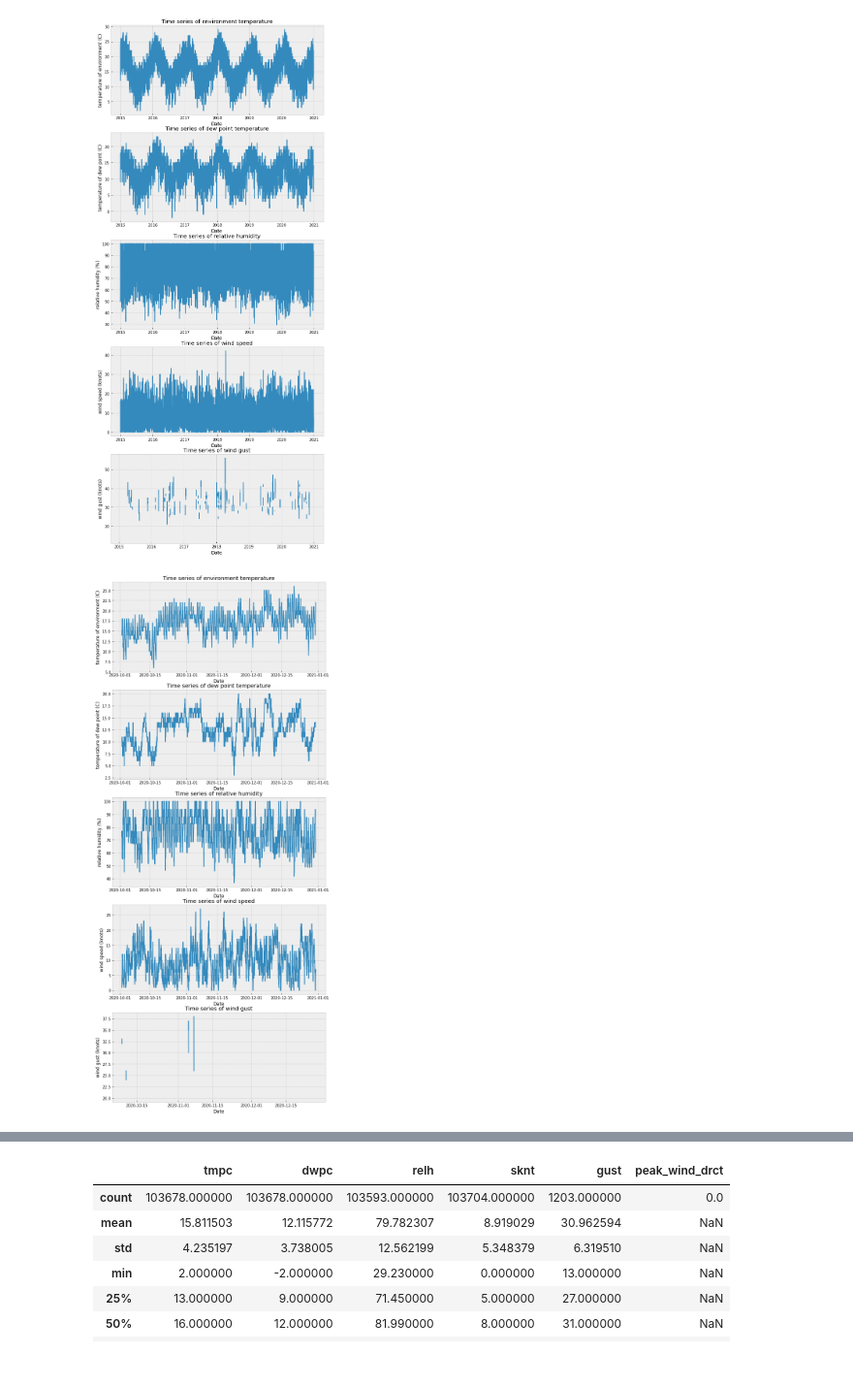
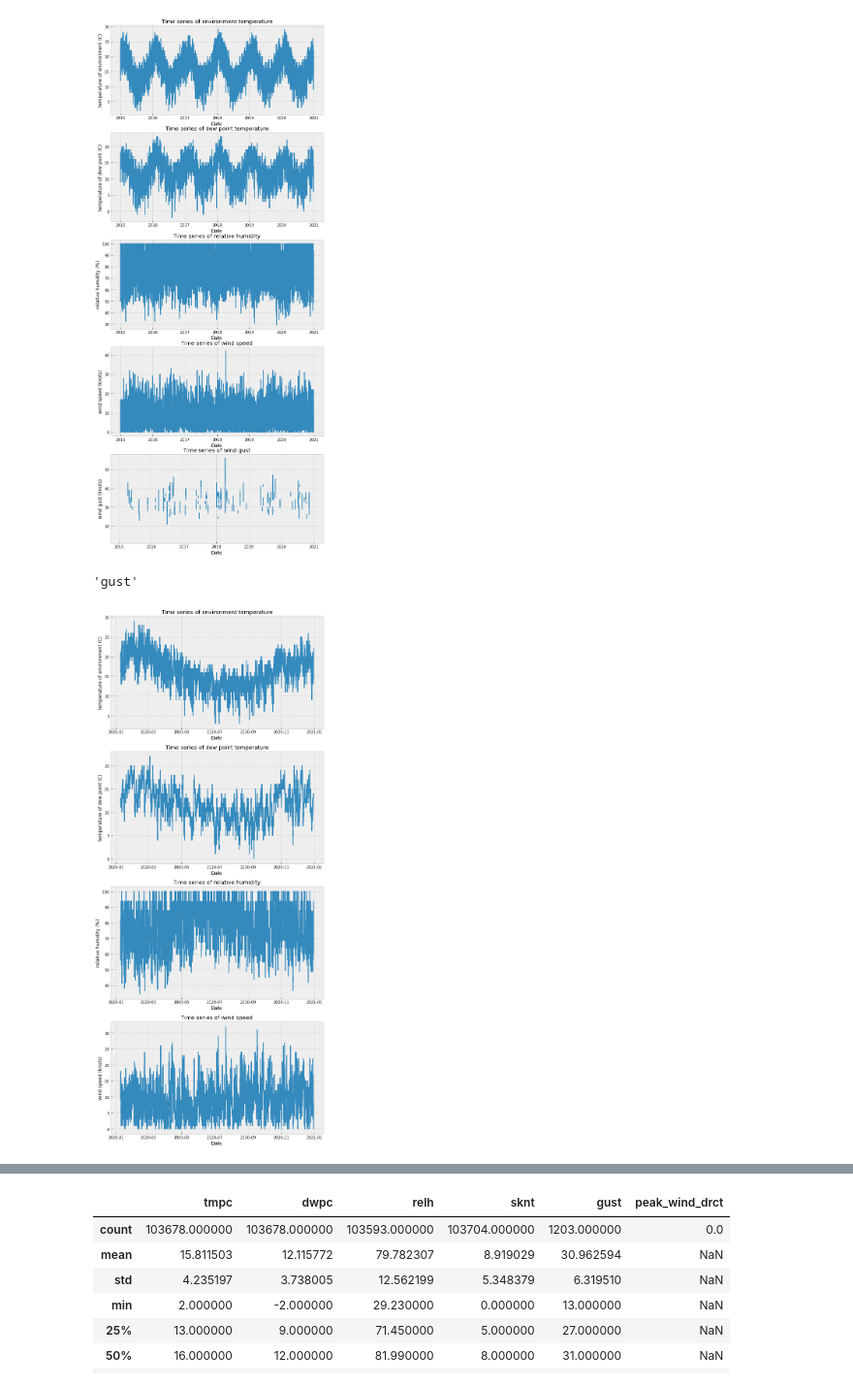
Before and after one commit to aguo921/2022-Phase-2, a Jupyter notebook: 3. Data Science/submission.ipynb, the cells around one changed output, grey strips where cells are left out. Shown at 97% size. Cells and saved outputs as stored; diff of their text form; code cells hidden in the pictures.

```diff
--- a/3. Data Science/submission.ipynb
+++ b/3. Data Science/submission.ipynb
@@ -148,8 +148,12 @@ target_names = ["tmpc", "dwpc", "relh", "sknt", "gust"]
 plot_time_series(dataset, "valid", target_names, features)
 # %% [output]
 [figure]
+# %%
+target_names.pop()
+# %% [output]
+'gust'
 # %%
-# time series plots (3 months)
-plot_time_series(dataset, "valid", target_names, features, last_hours=2160)
+# time series plots (1 year)
+plot_time_series(dataset, "valid", target_names, features, last_hours=8544)
 # %% [output]
-[figure, old version]
+[figure, new version]
```
Also changed, not shown: parts of 4 cells of this notebook.
